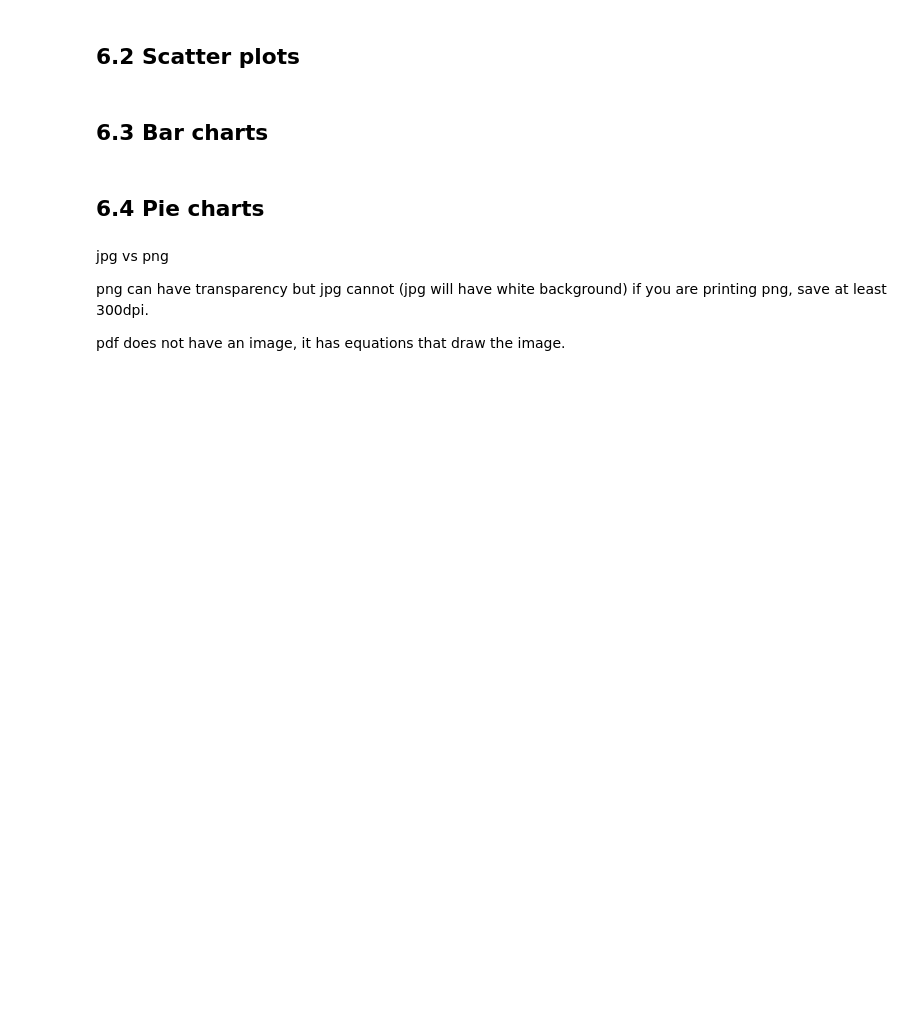
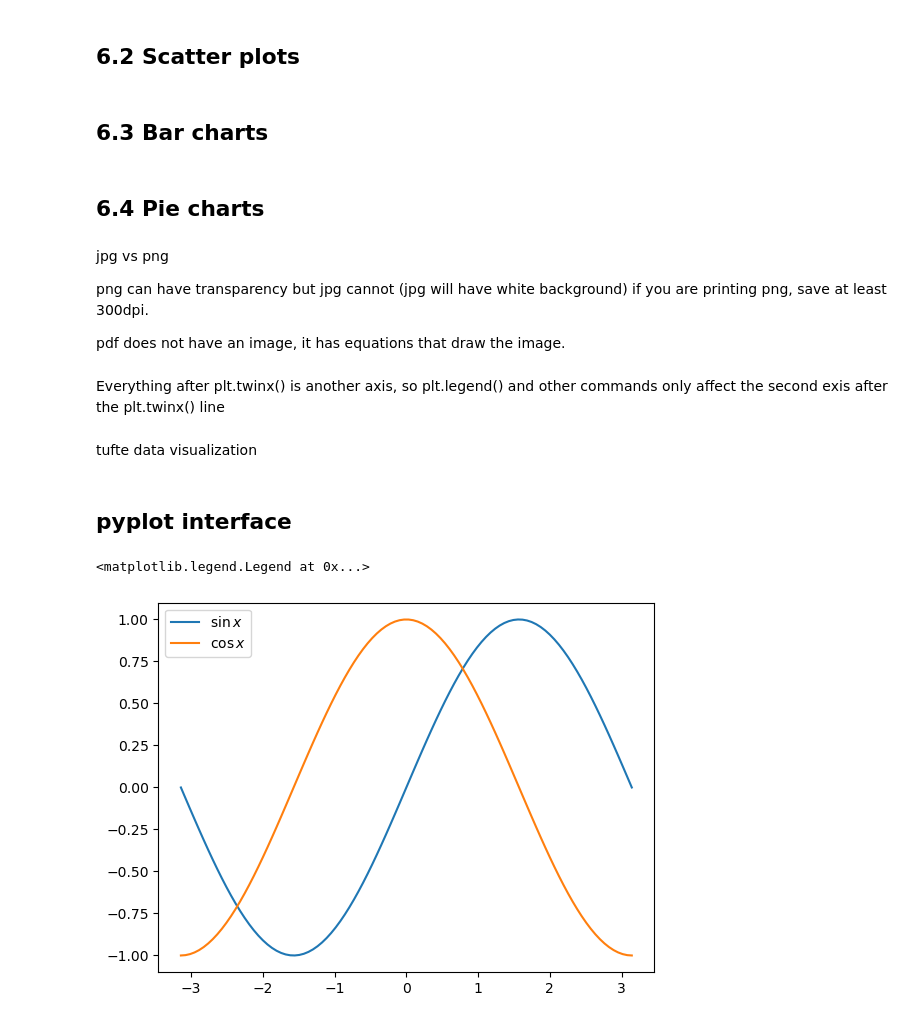
Before and after one commit to SPS-SP2273/learning-portfolio-Donnnybeginner, a Jupyter notebook: 7.1_plotting/plotting_(good).ipynb, the cells around one changed output. Cells and saved outputs as stored; diff of their text form; code cells hidden in the pictures; blank space fills up the shorter version.

```diff
--- a/7.1_plotting/plotting_(good).ipynb
+++ b/7.1_plotting/plotting_(good).ipynb
@@ -66,3 +66,7 @@ pdf does not have an image, it has equations that draw the image.
 # %%
 from matplotlib import pyplot as plt
 plt.style.use('bmh') #can put'default' inside also
+# %% [markdown]
+Everything after plt.twinx() is another axis, so plt.legend() and other commands only affect the second exis after the plt.twinx() line
+# %% [markdown]
+tufte data visualization
@@ -68,0 +76,12 @@ plt.style.use('bmh') #can put'default' inside also
+# %% [markdown]
+## pyplot interface
+# %%
+x = np.linspace(-np.pi, np.pi, num=100)
+cos_x = np.cos(x)
+sin_x = np.sin(x)
+plt.plot(x, sin_x, label='$\\sin x$')
+plt.plot(x, cos_x, label='$\\cos x$')
+plt.legend()
+# %% [output]
+<matplotlib.legend.Legend at 0x...>
+[figure, added]
```
Also changed, not shown: parts of 3 cells of this notebook, 3 other files.
